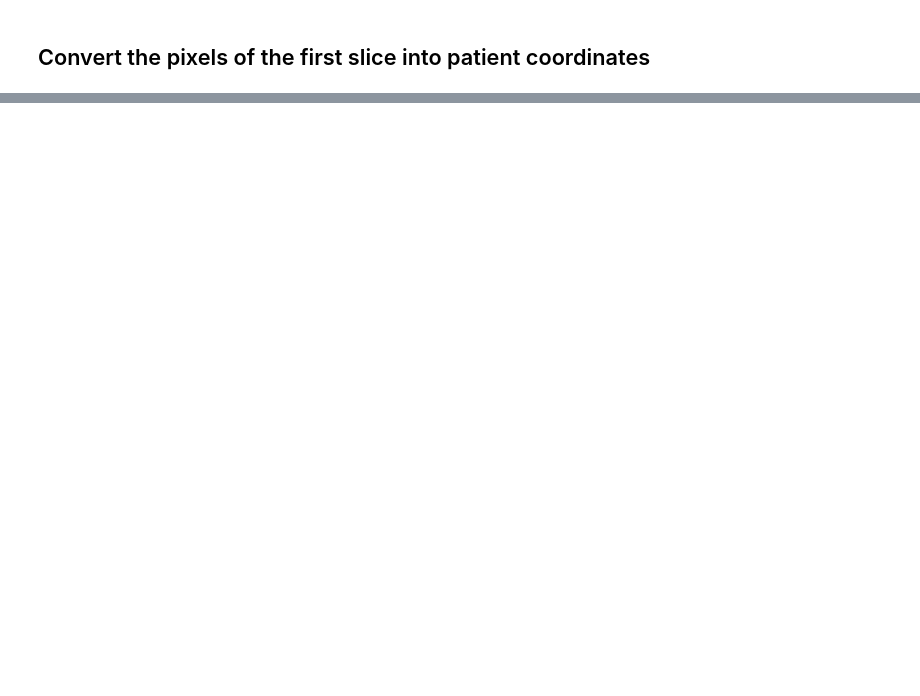
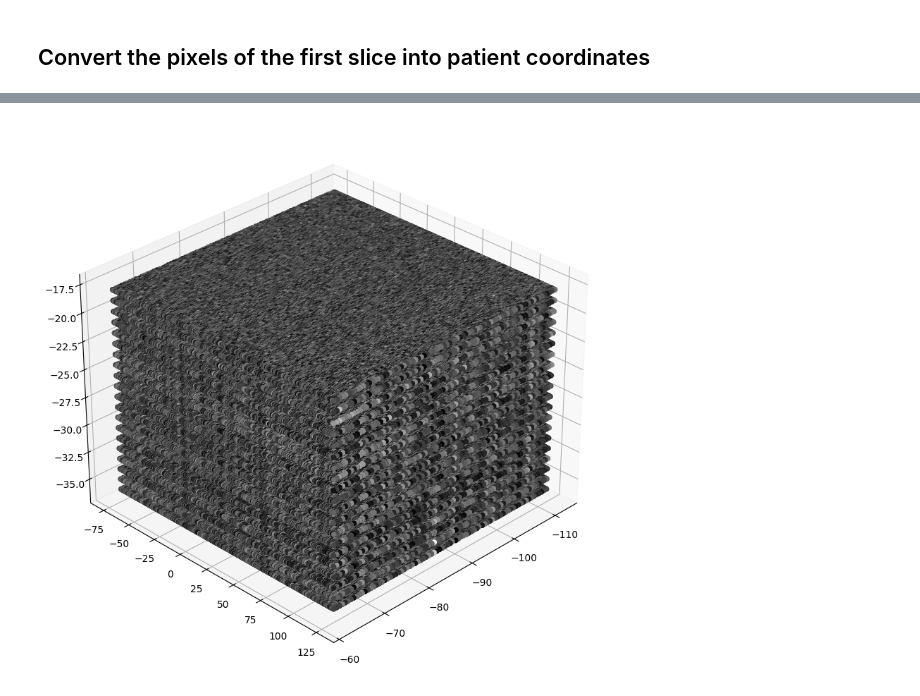
Before and after one commit to ParsaHaji09/dicom_coord_converter, a Jupyter notebook: visualize.ipynb, the cells around one changed output, grey strips where cells are left out. Cells and saved outputs as stored; diff of their text form; code cells hidden in the pictures; blank space fills up the shorter version.

```diff
--- a/visualize.ipynb
+++ b/visualize.ipynb
@@ -65,0 +137,23 @@ ax.view_init(elev=30, azim=45)
+# %%
+from script_converter import get_img_list
+
+t2_img_list = get_img_list('data/t2/')
+kt_img_list = get_img_list('data/ktrans')
+
+t2_indice = np.random.choice(len(t2_ys), 100000)
+kt_indice = np.random.choice(len(kt_ys), 100000)
+
+fig = plt.figure(figsize=(10, 20))
+ax = fig.add_subplot(projection='3d')
+
+for img, i in zip(t2_img_list, range(20)):
+
+    t2_img = ((img/img.max())).flatten()
+
+    colors = [[c, c, c] for c in t2_img[t2_indice]]
+
+    ax.scatter(t2_patient_coords_list[i][indice,0], t2_patient_coords_list[i][indice,1], t2_patient_coords_list[i][indice,2], color=colors)
+
+ax.view_init(elev=30, azim=45)
+# %% [output]
+[figure, added]
```
Also changed, not shown: parts of 8 cells of this notebook, 43 other files.
